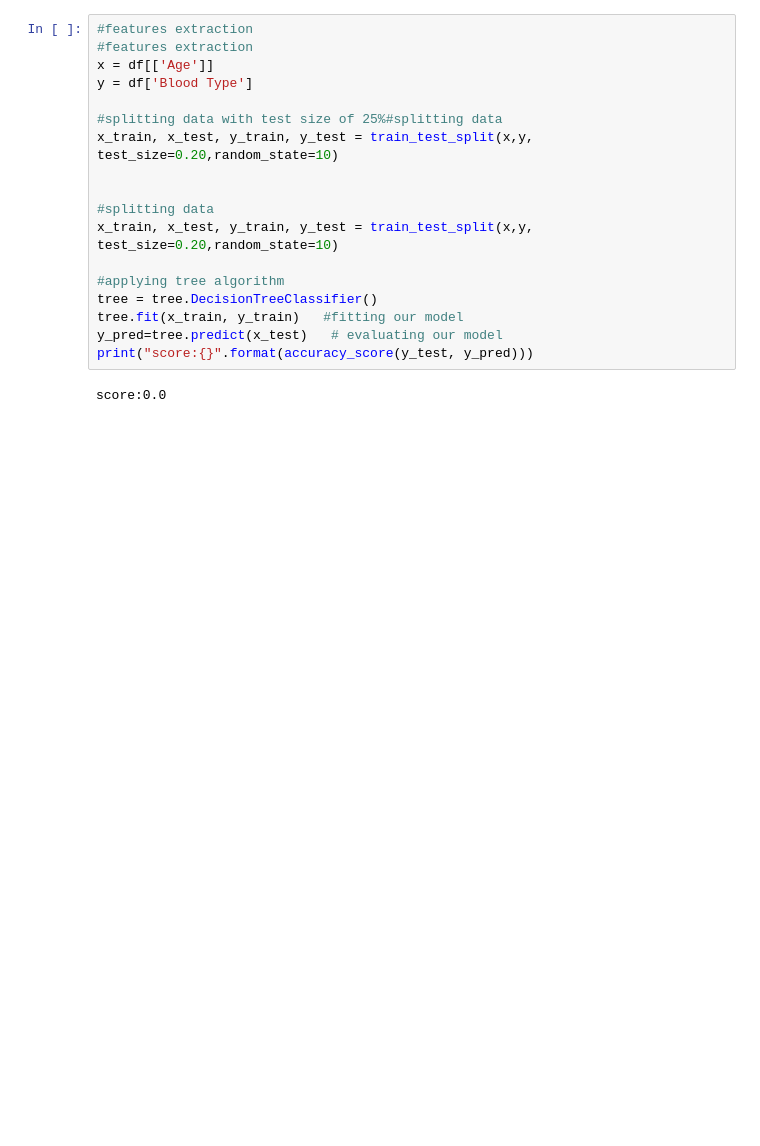
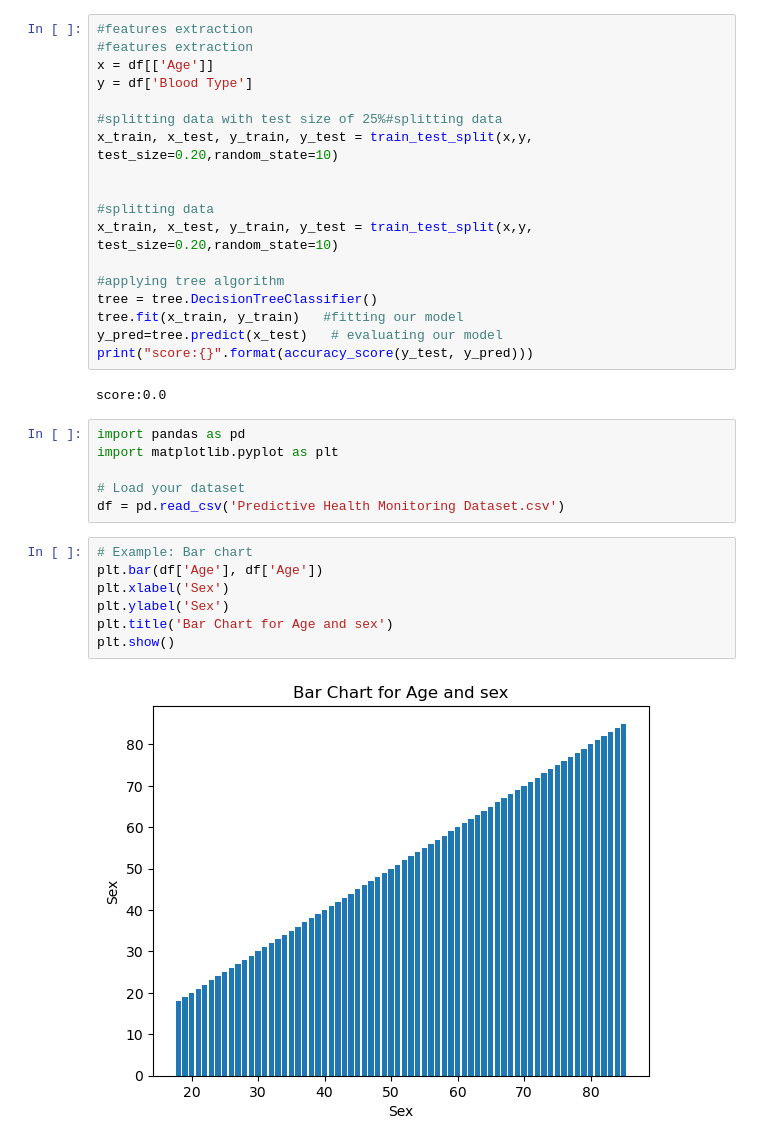
Before and after one commit to BABYTOYOYO/AI-CODES, a Jupyter notebook: PROJEC.ipynb, the cells around one changed output. Drawn from its saved outputs; the diff is of its cells as text; blank space fills up the shorter version.

```diff
--- a/PROJEC.ipynb
+++ b/PROJEC.ipynb
@@ -328,3 +328,18 @@ y_pred=tree.predict(x_test)   # evaluating our model
 print("score:{}".format(accuracy_score(y_test, y_pred)))
 # %% [output]
 score:0.0
+# %%
+import pandas as pd
+import matplotlib.pyplot as plt
+
+# Load your dataset
+df = pd.read_csv('Predictive Health Monitoring Dataset.csv')
+# %%
+# Example: Bar chart
+plt.bar(df['Age'], df['Age'])
+plt.xlabel('Sex')
+plt.ylabel('Sex')
+plt.title('Bar Chart for Age and sex')
+plt.show()
+# %% [output]
+[figure, added]
```
Also changed, not shown: parts of 3 cells of this notebook.
